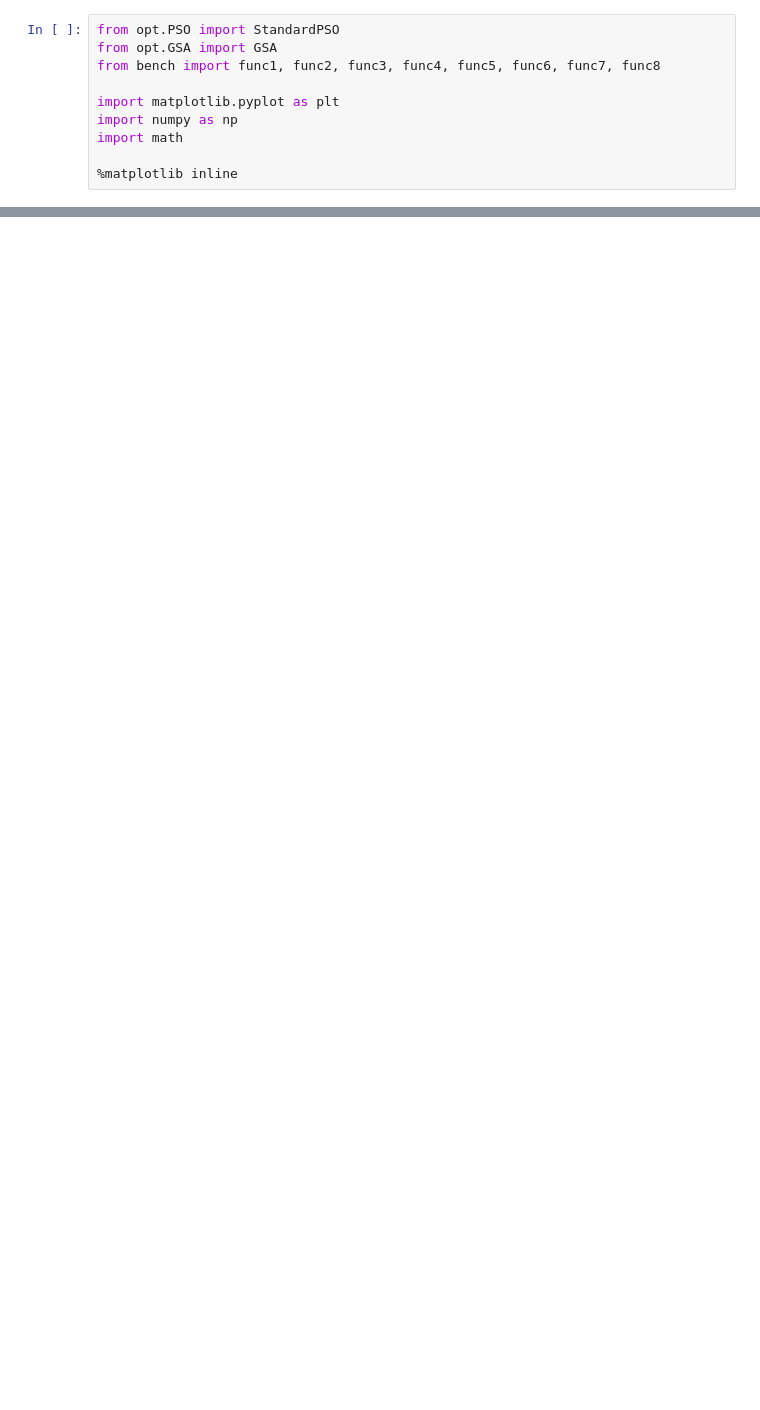
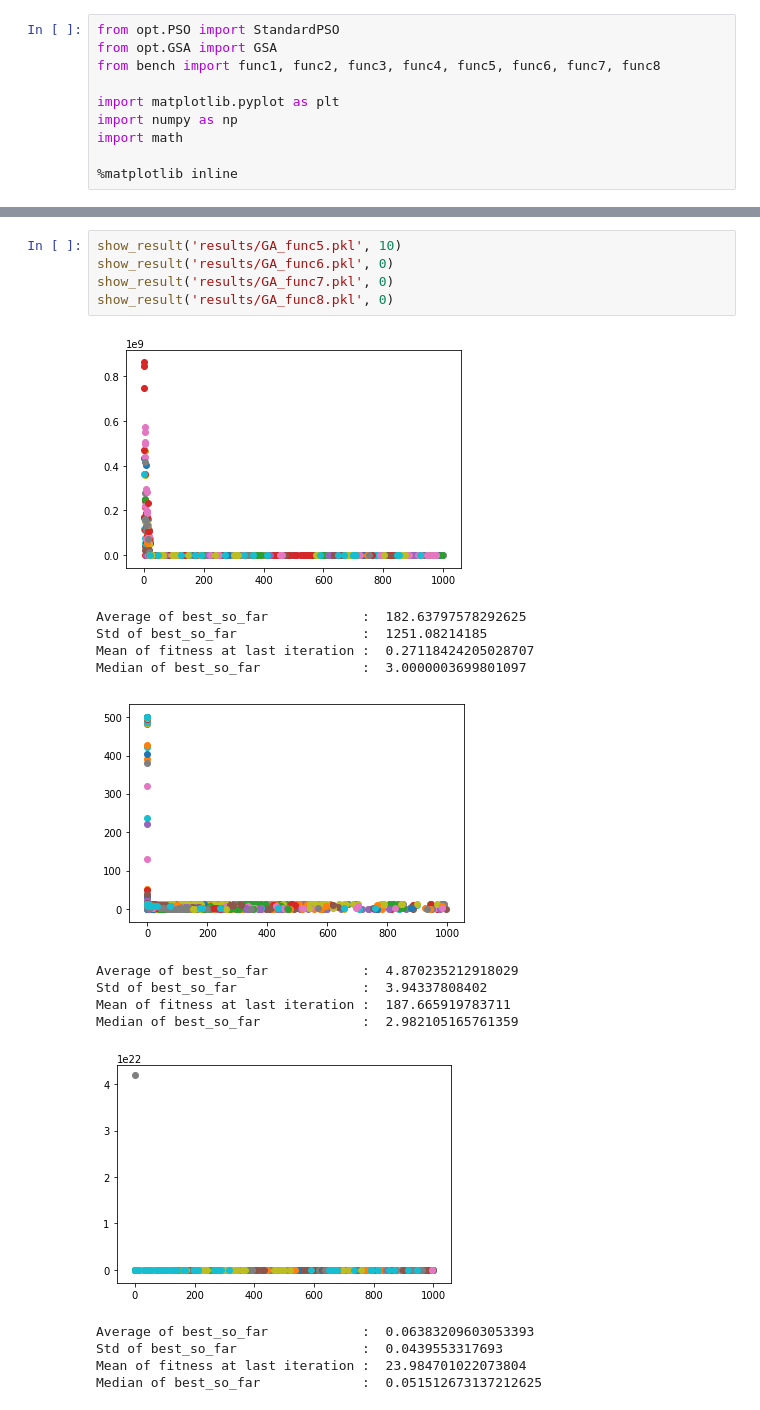
Before and after one commit to st9007a/optimizer, a Jupyter notebook: plot.ipynb, the cells around one changed output, grey strips where cells are left out. Saved outputs shown, nothing was run; the diff lists cells and outputs as text; blank space fills up the shorter version.

```diff
--- a/plot.ipynb
+++ b/plot.ipynb
@@ -142,0 +188,21 @@ Mean of fitness at last iteration :  8621.722353771327
+# %%
+show_result('results/GA_func5.pkl', 10)
+show_result('results/GA_func6.pkl', 0)
+show_result('results/GA_func7.pkl', 0)
+show_result('results/GA_func8.pkl', 0)
+# %% [output]
+[figure, added]
+Average of best_so_far            :  182.63797578292625
+Std of best_so_far                :  1251.08214185
+Mean of fitness at last iteration :  0.27118424205028707
+Median of best_so_far             :  3.0000003699801097
+[figure, added]
+Average of best_so_far            :  4.870235212918029
+Std of best_so_far                :  3.94337808402
+Mean of fitness at last iteration :  187.665919783711
+Median of best_so_far             :  2.982105165761359
+[figure, added]
+Average of best_so_far            :  0.06383209603053393
+Std of best_so_far                :  0.0439553317693
+Mean of fitness at last iteration :  23.984701022073804
+Median of best_so_far             :  0.051512673137212625
```
Also changed, not shown: parts of 7 cells of this notebook, 1 other file.
